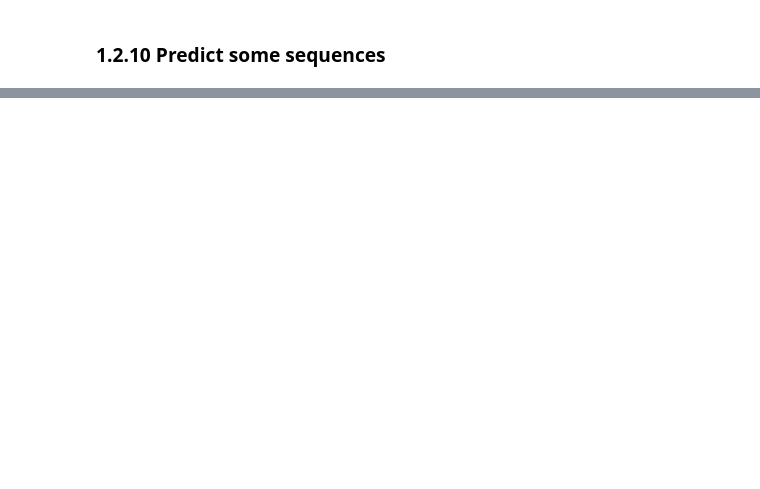
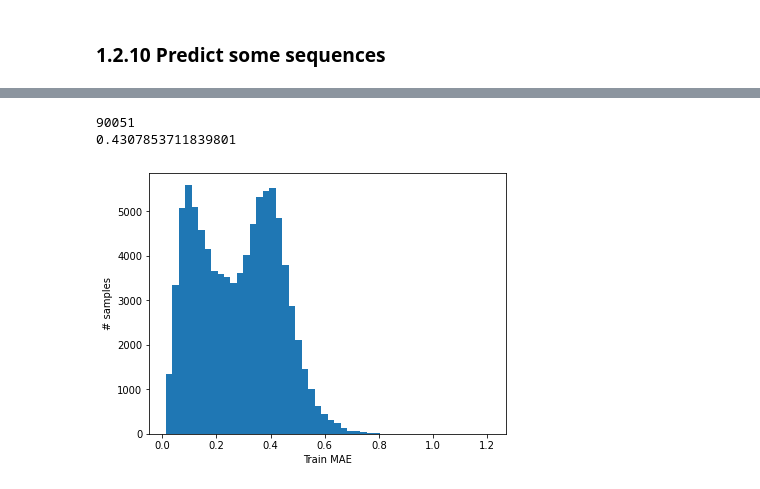
Before and after one commit to alfredoaloi/deep-learning-project, a Jupyter notebook: task_2.ipynb, the cells around one changed output, grey strips where cells are left out. Saved outputs shown, nothing was run; the diff lists cells and outputs as text; code cells hidden in the pictures; blank space fills up the shorter version.

```diff
--- a/task_2.ipynb
+++ b/task_2.ipynb
@@ -483,0 +466,2 @@ loss, mae = vae.evaluate(features, features)
+# %%
+features_pred = vae.predict(features, verbose=1)
@@ -483,0 +470,15 @@ loss, mae = vae.evaluate(features, features)
+# %%
+features_mae = np.mean(np.mean(np.abs(features_pred - features), axis=2), axis=1)
+threshold = np.mean(features_mae) + np.std(features_mae)
+# %%
+print(len(features_mae))
+print(threshold)
+
+plt.hist(features_mae, bins=50)
+plt.xlabel('Train MAE')
+plt.ylabel('# samples')
+plt.show()
+# %% [output]
+90051
+0.4307853711839801
+[figure, added]
```
Also changed, not shown: parts of 12 cells of this notebook, 4 other files.
